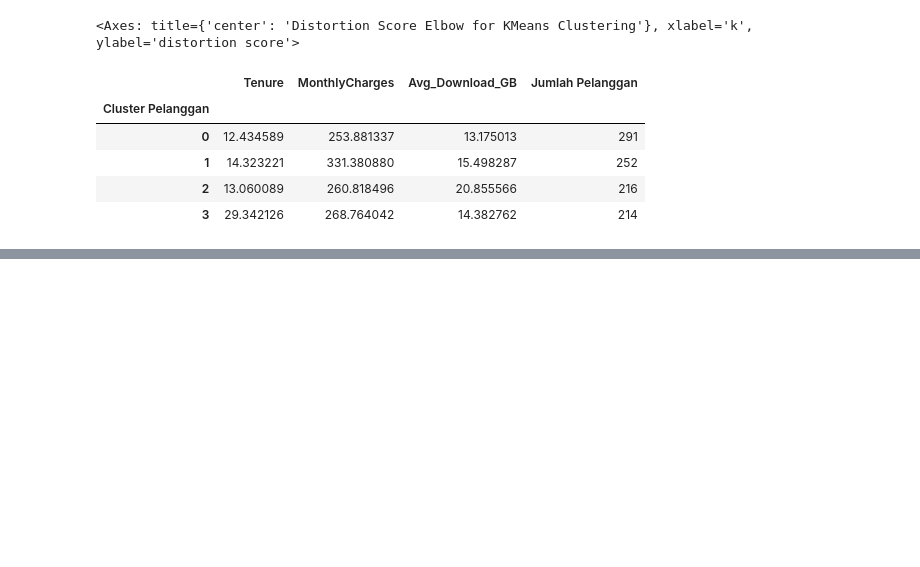
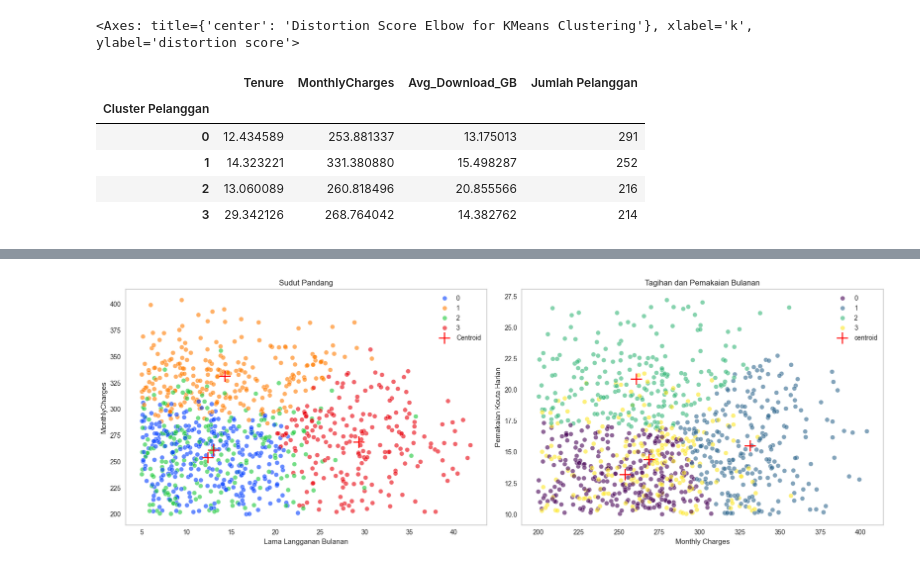
Before and after one commit to rezzz59/STUPEN, a Jupyter notebook: KELAS/ML/unsupervised/telekomunikasi.ipynb, the cells around one changed output, grey strips where cells are left out. Drawn from its saved outputs; the diff is of its cells as text; code cells hidden in the pictures; blank space fills up the shorter version.

```diff
--- a/KELAS/ML/unsupervised/telekomunikasi.ipynb
+++ b/KELAS/ML/unsupervised/telekomunikasi.ipynb
@@ -538,0 +611,27 @@ Uninstalling matplotlib-3.10.8:
+# %%
+#TItik kordinat pusat
+centroid_scaled = kmeans.cluster_centers_
+centroid = scaler.inverse_transform(centroid_scaled)
+df_centroid = pd.DataFrame(centroid, columns=['Tenure', 'MonthlyCharges', 'Avg Download GB'])
+
+fig, axes = plt.subplots(1, 2, figsize=(17, 6))
+sns.scatterplot(data=numeric_features, x='Tenure', y = 'MonthlyCharges', hue='Cluster Pelanggan', palette='bright', s=50, alpha=0.6, ax=axes[0])
+axes[0].scatter(df_centroid['Tenure'], df_centroid['MonthlyCharges'], c='red', s=300, marker='+', label='Centroid')
+axes[0].set_title('Sudut Pandang')
+axes[0].set_xlabel('Lama Langganan Bulanan')
+axes[0].legend()
+axes[0].grid(False)
+
+
+sns.scatterplot(data=numeric_features, x='MonthlyCharges', y = 'Avg_Download_GB', hue='Cluster Pelanggan', palette='viridis', s=50, alpha=0.6, ax=axes[1])
+axes[1].set_title('Tagihan dan Pemakaian Bulanan')
+axes[1].scatter(df_centroid['MonthlyCharges'], df_centroid['Avg Download GB'], c = 'red', s=300, marker='+', label="centroid")
+axes[1].set_xlabel('Monthly Charges')
+axes[1].set_ylabel('Pemakaian Kouta Harian')
+axes[1].legend()
+axes[1].grid(False)
+
+plt.tight_layout()
+plt.show()
+# %% [output]
+[figure, added]
```
Also changed, not shown: parts of 17 cells of this notebook.
